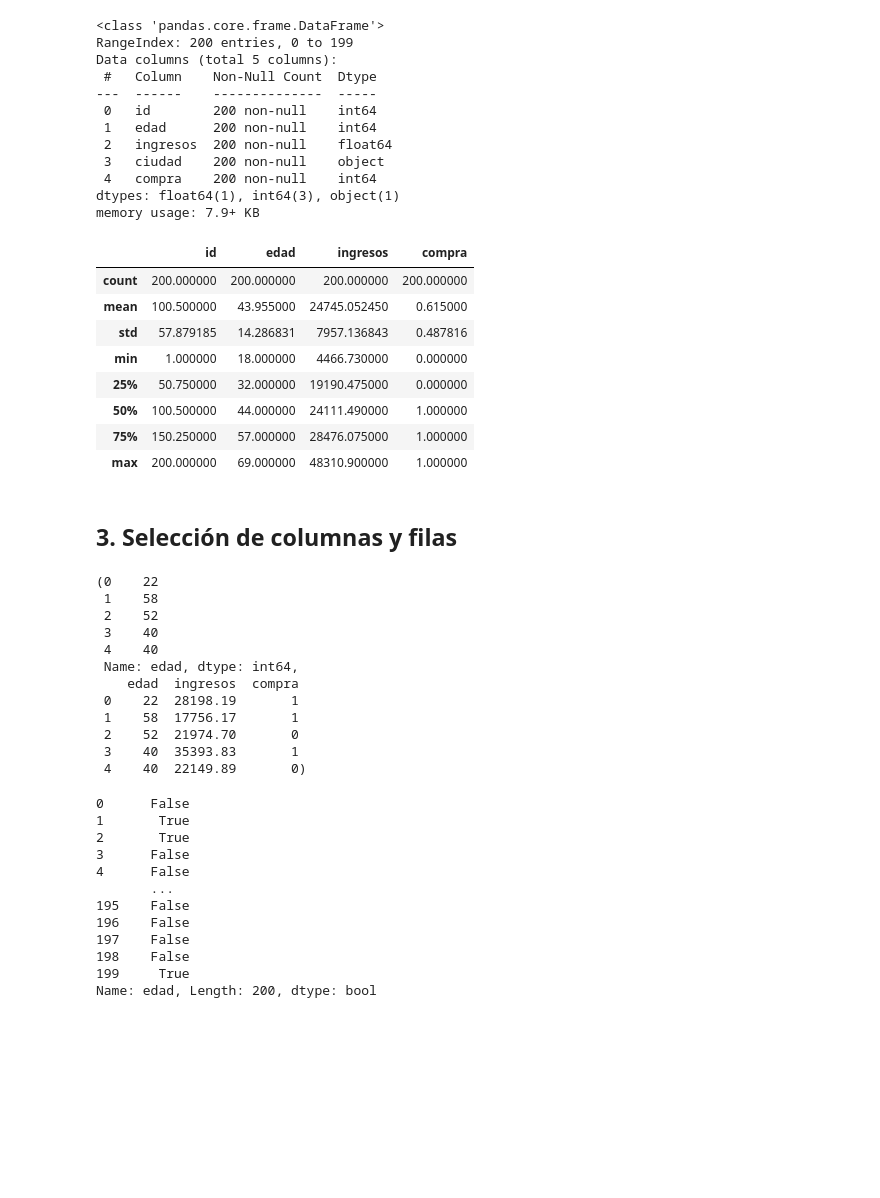
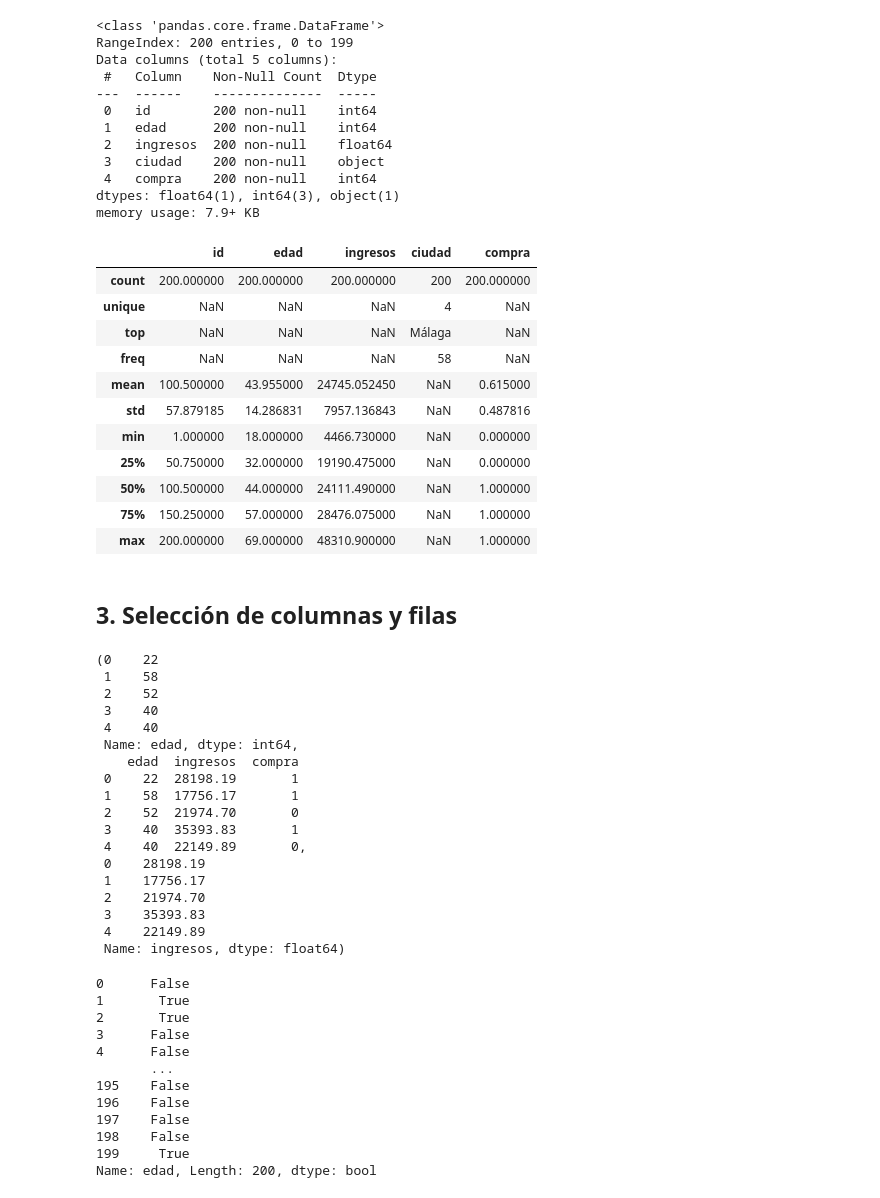
Before and after one commit to IES-Rafael-Alberti/programacion-inteligencia-artificial, a Jupyter notebook: 02-tratamiento-datos/02-ejemplos/01_pandas_fundamentos.ipynb, the cells around one changed output. Saved outputs shown, nothing was run; the diff lists cells and outputs as text; code cells hidden in the pictures; blank space fills up the shorter version.

```diff
--- a/02-tratamiento-datos/02-ejemplos/01_pandas_fundamentos.ipynb
+++ b/02-tratamiento-datos/02-ejemplos/01_pandas_fundamentos.ipynb
@@ -170,24 +219,30 @@ Data columns (total 5 columns):
 dtypes: float64(1), int64(3), object(1)
 memory usage: 7.9+ KB
 # %%
-df.describe(include=[np.number])
+df.describe(include="all")
 # %% [output]
-|  | id | edad | ingresos | compra |
-| count | 200.000000 | 200.000000 | 200.000000 | 200.000000 |
-| mean | 100.500000 | 43.955000 | 24745.052450 | 0.615000 |
-| std | 57.879185 | 14.286831 | 7957.136843 | 0.487816 |
-| min | 1.000000 | 18.000000 | 4466.730000 | 0.000000 |
-| 25% | 50.750000 | 32.000000 | 19190.475000 | 0.000000 |
-| 50% | 100.500000 | 44.000000 | 24111.490000 | 1.000000 |
-| 75% | 150.250000 | 57.000000 | 28476.075000 | 1.000000 |
-| max | 200.000000 | 69.000000 | 48310.900000 | 1.000000 |
+|  | id | edad | ingresos | ciudad | compra |
+| count | 200.000000 | 200.000000 | 200.000000 | 200 | 200.000000 |
+| unique | NaN | NaN | NaN | 4 | NaN |
+| top | NaN | NaN | NaN | Málaga | NaN |
+| freq | NaN | NaN | NaN | 58 | NaN |
+| mean | 100.500000 | 43.955000 | 24745.052450 | NaN | 0.615000 |
+| std | 57.879185 | 14.286831 | 7957.136843 | NaN | 0.487816 |
+| min | 1.000000 | 18.000000 | 4466.730000 | NaN | 0.000000 |
+| 25% | 50.750000 | 32.000000 | 19190.475000 | NaN | 0.000000 |
+| 50% | 100.500000 | 44.000000 | 24111.490000 | NaN | 1.000000 |
+| 75% | 150.250000 | 57.000000 | 28476.075000 | NaN | 1.000000 |
+| max | 200.000000 | 69.000000 | 48310.900000 | NaN | 1.000000 |
 # %% [markdown]
 ## 3. Selección de columnas y filas
 # %%
 # Selección por nombre
 edades = df["edad"]
+ingresos = df.ingresos
+
+
 subset = df[["edad", "ingresos", "compra"]]
-edades.head(), subset.head()
+edades.head(), subset.head(), ingresos.head()
 # %% [output]
 (0    22
  1    58
@@ -200,7 +255,13 @@ edades.head(), subset.head()
  1    58  17756.17       1
  2    52  21974.70       0
  3    40  35393.83       1
- 4    40  22149.89       0)
+ 4    40  22149.89       0,
+ 0    28198.19
+ 1    17756.17
+ 2    21974.70
+ 3    35393.83
+ 4    22149.89
+ Name: ingresos, dtype: float64)
 # %%
 # Filtro por condición
 mayores_50 = df[df["edad"] > 50]
```
Also changed, not shown: parts of 6 cells of this notebook, 15 other files.
